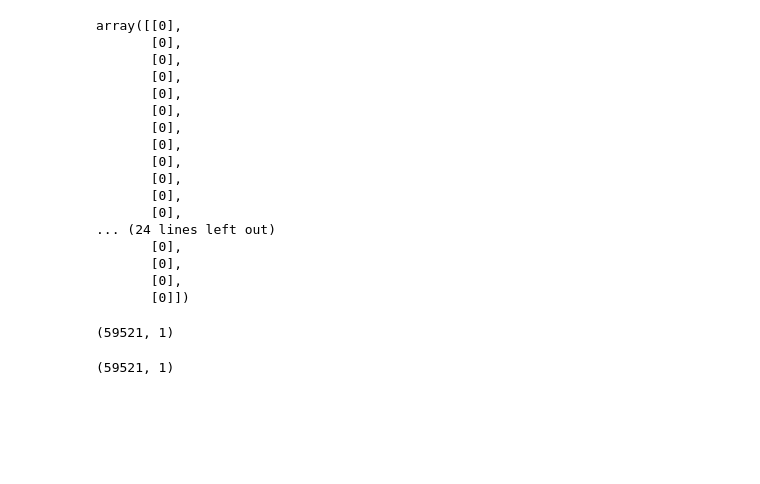
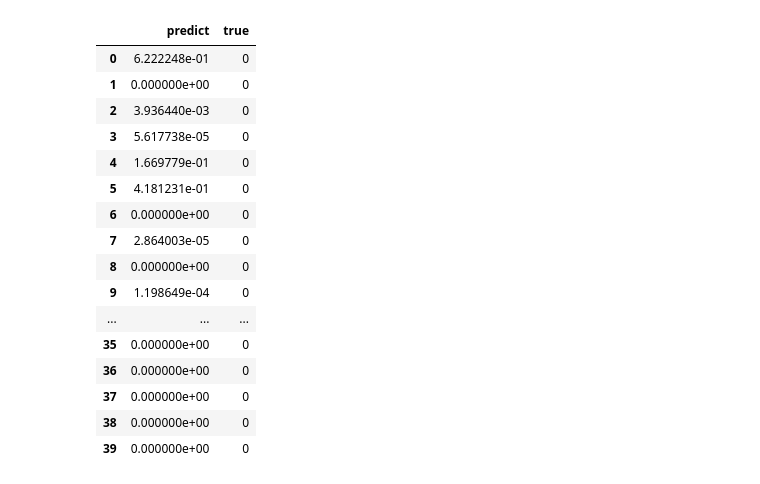
Before and after one commit to weiyiming1/CTR, a Jupyter notebook: train_split.ipynb, the cells around one changed output. Saved outputs shown, nothing was run; the diff lists cells and outputs as text; code cells hidden in the pictures; blank space fills up the shorter version.

```diff
--- a/train_split.ipynb
+++ b/train_split.ipynb
@@ -15,13 +15,13 @@ ignore_cols = ["id", "target", "ps_calc_01", "ps_calc_02", "ps_calc_03", "ps_cal
 cfg = {
     "feature_size": None,
     "field_size": None,
-    "embed_size":8,
-    "deep_nn":[32,32],
+    "embed_size":128,
+    "deep_nn":[256,256],
     "dropout_fm": 0,
     "dropout_deep": 0.2,
-    "epoch":20,
+    "epoch":200,
     "batch":10000,
-    "split": 0.1,
+    "split": 0.2,
     "class_weight": None
 }
 # %%
@@ -137,3 +150,14 @@ class DeepFM(tf.keras.Model):
+# %%
+METRICS = [
+      tf.keras.metrics.TruePositives(name='tp'),
+      tf.keras.metrics.FalsePositives(name='fp'),
+      tf.keras.metrics.TrueNegatives(name='tn'),
+      tf.keras.metrics.FalseNegatives(name='fn'),
+      tf.keras.metrics.BinaryAccuracy(name='bin_acc'),
+      tf.keras.metrics.Precision(name='precision'),
+      tf.keras.metrics.Recall(name='recall'),
+      tf.keras.metrics.AUC(name='auc'),
+]
 # %%
 model = DeepFM(cfg)
 # model.compile(optimizer = 'adam', loss='binary_crossentropy', metrics=['binary_accuracy'])
@@ -204,33 +186,24 @@ validate_input
-# %%
-validate_y[:40]
-# %% [output]
-array([[0],
-       [0],
-       [0],
-       [0],
-       [0],
-       [0],
-       [0],
-       [0],
-       [0],
-       [0],
-       [0],
-       [0],
-... (24 lines left out)
-       [0],
-       [0],
-       [0],
-       [0]])
 # %%
 predict_for_vali = model.predict(validate_input)
 # %%
-predict_for_vali = pd.DataFrame(predict_for_vali)
-label_for_vali = pd.DataFrame(validate_y)
+check_pd = pd.concat([pd.DataFrame(predict_for_vali), pd.DataFrame(validate_y)], axis=1)
+check_pd.columns = ['predict', 'true']
+check_pd.head(40)
+# %% [output]
+|  | predict | true |
+| 0 | 6.222248e-01 | 0 |
+| 1 | 0.000000e+00 | 0 |
+| 2 | 3.936440e-03 | 0 |
+| 3 | 5.617738e-05 | 0 |
+| 4 | 1.669779e-01 | 0 |
+| 5 | 4.181231e-01 | 0 |
+| 6 | 0.000000e+00 | 0 |
+| 7 | 2.864003e-05 | 0 |
+| 8 | 0.000000e+00 | 0 |
+| 9 | 1.198649e-04 | 0 |
+| ... | ... | ... |
+| 35 | 0.000000e+00 | 0 |
+| 36 | 0.000000e+00 | 0 |
+| 37 | 0.000000e+00 | 0 |
+| 38 | 0.000000e+00 | 0 |
+| 39 | 0.000000e+00 | 0 |
-# %%
-predict_for_vali.shape
-# %% [output]
-(59521, 1)
-# %%
-label_for_vali.shape
-# %% [output]
-(59521, 1)
```
Also changed, not shown: parts of 15 cells of this notebook, 1 other file.
